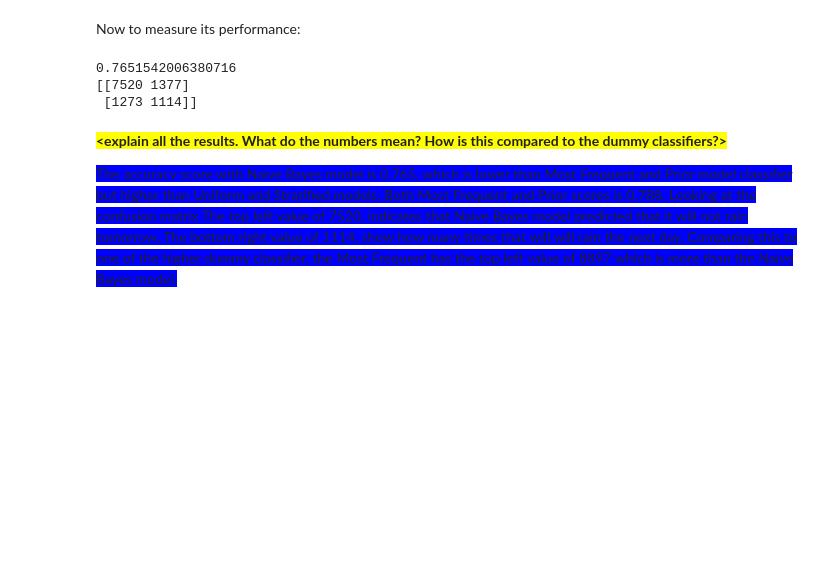
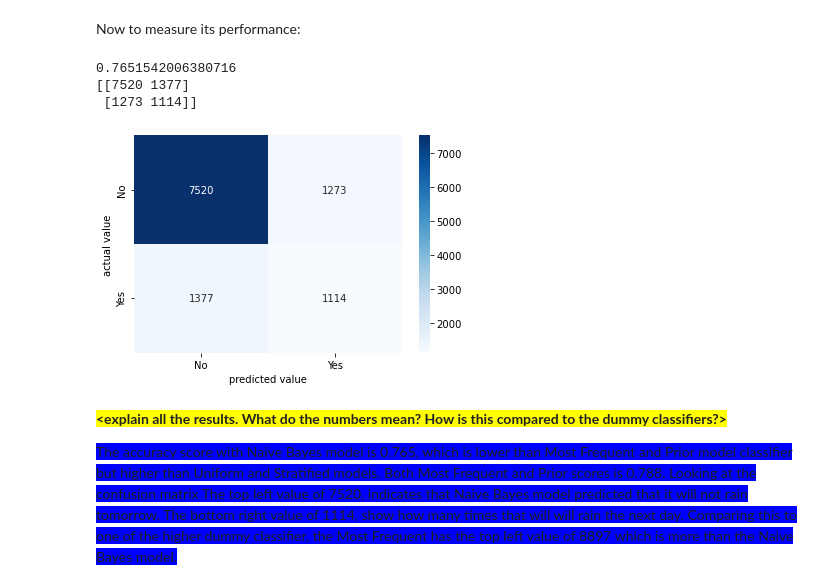
Before and after one commit to stephenpangga/Data-mining-and-statistics, a Jupyter notebook: Week 5/Try/DMS - S5 - Assignment 2 - 629860.ipynb, the cells around one changed output. Saved outputs shown, nothing was run; the diff lists cells and outputs as text; code cells hidden in the pictures; blank space fills up the shorter version.

```diff
--- a/Week 5/Try/DMS - S5 - Assignment 2 - 629860.ipynb
+++ b/Week 5/Try/DMS - S5 - Assignment 2 - 629860.ipynb
@@ -244,11 +269,13 @@ Now to measure its performance:
 # %%
 # code to show its accuracy score AND confusion matrix.
 print(catNB.score(x_test, y_test))
 print(confusion_matrix(y_test, prediction1))
+confusion_matrix_plot(y_test, prediction1)
 # %% [output]
 0.7651542006380716
 [[7520 1377]
  [1273 1114]]
+[figure, added]
 # %% [markdown]
 **<span style ='background:yellow'>\<explain all the results. What do the numbers mean? How is this compared to the dummy classifiers?></span>**
 
```
Also changed, not shown: parts of 9 cells of this notebook.
